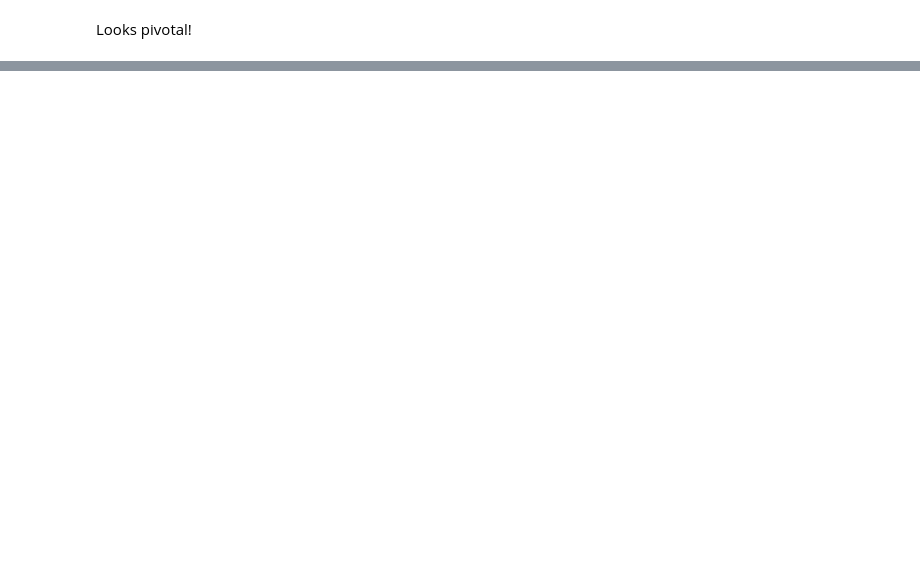
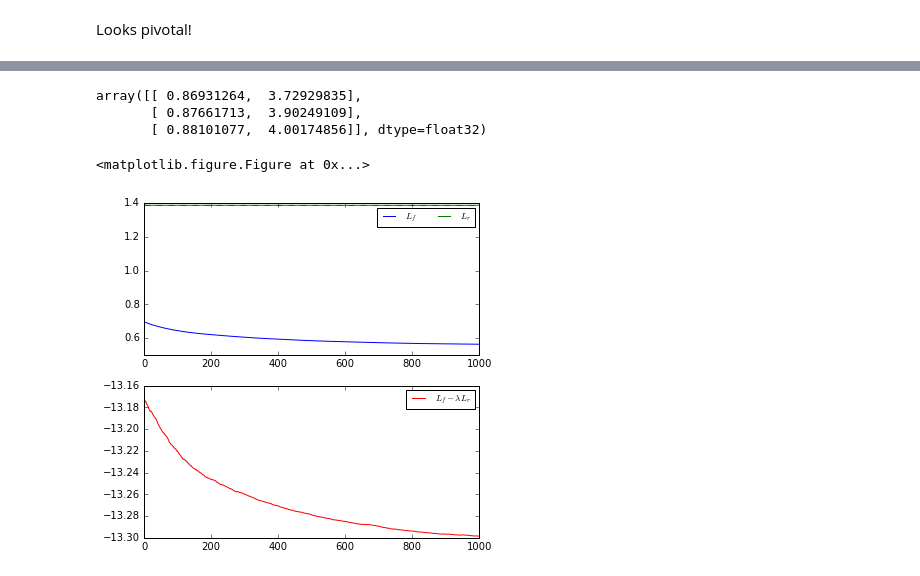
Before and after one commit to glouppe/paper-learning-to-pivot, a Jupyter notebook: code/Toy.ipynb, the cells around one changed output, grey strips where cells are left out. Cells and saved outputs as stored; diff of their text form; code cells hidden in the pictures; blank space fills up the shorter version.

```diff
--- a/code/Toy.ipynb
+++ b/code/Toy.ipynb
@@ -364,0 +373,6 @@ print(mean_entropy_f)
+# %%
+from carl.distributions import Mixture, MultivariateNormal, Uniform
+
+p0 = MultivariateNormal(mu=np.array([0., 0.]), sigma=np.eye(2))
+p1 = MultivariateNormal(mu=np.array([1., -1.]), sigma=np.eye(2))
+pz = Uniform(low=-1.0, high=3.0)
@@ -364,0 +403,4 @@ print(mean_entropy_f)
+# %%
+from sklearn.cross_validation import train_test_split
+
+X_train, X_valid, y_train, y_valid, z_train, z_valid = train_test_split(X, y, z, test_size=5000)
@@ -364,0 +528,5 @@ print(mean_entropy_f)
+# %%
+# Pretraining
+D.trainable = False
+R.trainable = True
+DfR.fit(X_train, z_train, nb_epoch=2)
@@ -364,0 +539,6 @@ print(mean_entropy_f)
+# %%
+DfR.predict(X_train[:3])
+# %% [output]
+array([[ 0.86931264,  3.72929835],
+       [ 0.87661713,  3.90249109],
+       [ 0.88101077,  4.00174856]], dtype=float32)
@@ -364,0 +571,30 @@ print(mean_entropy_f)
+# %%
+losses = {"L_f": [], "L_r": [], "L_f - L_r": []}
+# %%
+batch_size = 128
+
+for i in range(1001):
+    if i % 50 == 0:
+        plot_losses(i, losses)
+
+    # Fit D
+    D.trainable = True
+    R.trainable = False
+    indices = np.random.permutation(len(X_train))[:batch_size]
+    DRf.train_on_batch(X_train[indices], [y_train[indices], z_train[indices]])
+
+    l = DRf.evaluate(X_valid, [y_valid, z_valid], verbose=0)
+    losses["L_f - L_r"].append(l[0][None][0])
+    losses["L_f"].append(l[1][None][0])
+    losses["L_r"].append(-l[2][None][0])
+
+    # Fit R
+    D.trainable = False
+    R.trainable = True
+
+    for j in range(100):
+        indices = np.random.permutation(len(X_train))[:batch_size]
+        DfR.train_on_batch(X_train[indices], z_train[indices])
+# %% [output]
+<matplotlib.figure.Figure at 0x...>
+[figure, added]
```
Also changed, not shown: parts of 34 cells of this notebook, 7 other files.
